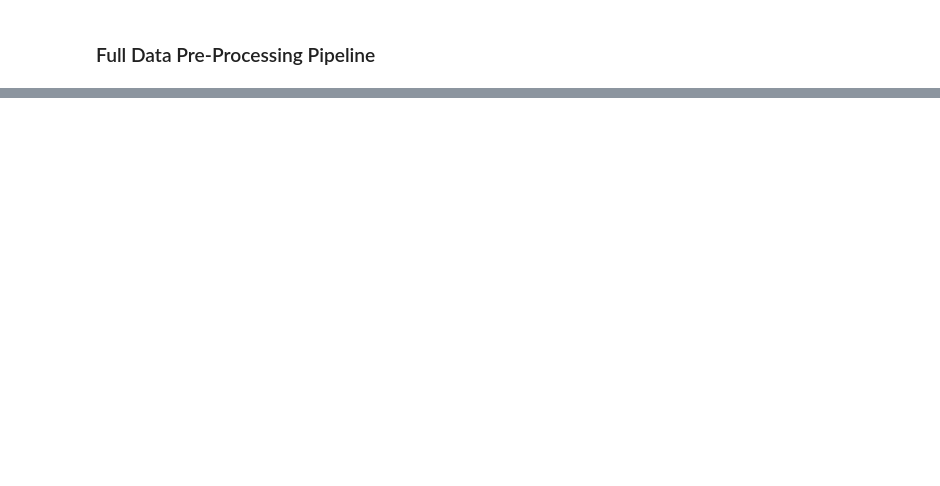
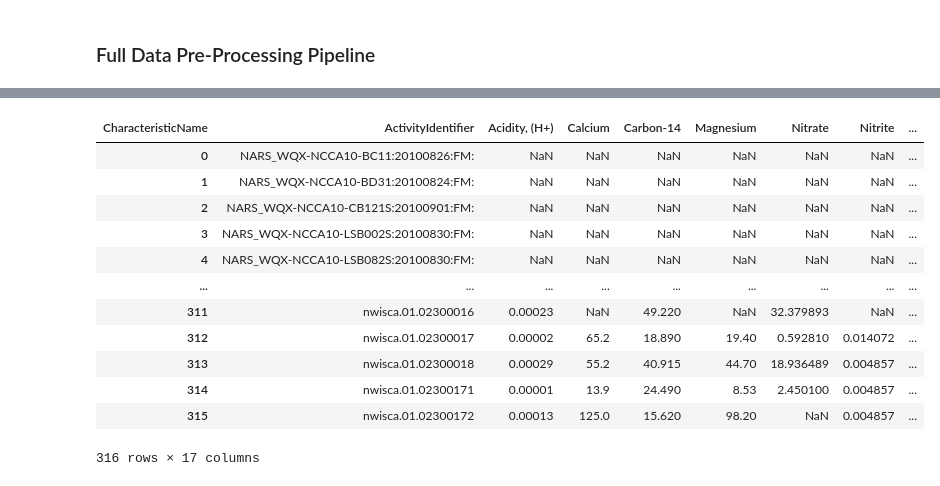
Before and after one commit to vishalival/eneres131-final-proj, a Jupyter notebook: data_preprocessing.ipynb, the cells around one changed output, grey strips where cells are left out. Saved outputs shown, nothing was run; the diff lists cells and outputs as text; code cells hidden in the pictures; blank space fills up the shorter version.

```diff
--- a/data_preprocessing.ipynb
+++ b/data_preprocessing.ipynb
@@ -141 +368,11 @@ All ug/l values have been successfully converted to mg/l.
+# %%
+# Uranium: Convert pCi/L to mg/kg
+uranium_indices = (
+    (filtered_df_bio_joined["CharacteristicName"] == "Uranium") &
+    (filtered_df_bio_joined["ResultMeasure/MeasureUnitCode"] == "pCi/L")
+)
+
+# Perform the conversion (replace the factor with the correct value if needed)
+filtered_df_bio_joined.loc[uranium_indices, "ResultMeasureValue"] *= 0.000000034
+filtered_df_bio_joined.loc[uranium_indices, "ResultMeasure/MeasureUnitCode"] = "mg/kg"
 # %%
@@ -170,0 +397,14 @@ Name: ResultMeasure/MeasureUnitCode, dtype: int64
+# %%
+'''
+
+Important features for water quality as decided by textbook:
+
+Summers, J. K. (2020). Water quality: Science, assessments and policy. BoD – Books on Demand. https://doi.org/10.5772/intechopen.77531
+'''
+
+important_features_for_water_quality_assessment = ['Specific conductance', 'Oxygen', 'Orthophosphate', 'Nitrate', 'pH',
+                                                'Total dissolved solids', 'Potassium', 'Magnesium', 'Calcium', 'Temperature, water', 'Acidity, (H+)', 'Nitrite',
+                                                'Nitrogen, mixed forms (NH3), (NH4), organic, (NO2) and (NO3)', 'Sodium', 'Carbon-14', 'Uranium']
+# %%
+water_quality_df = filtered_df_bio_joined[filtered_df_bio_joined["CharacteristicName"].isin(important_features_for_water_quality_assessment)]
+water_quality_df.head()
@@ -170,0 +419,22 @@ Name: ResultMeasure/MeasureUnitCode, dtype: int64
+# %%
+pivot_data = water_quality_df.pivot_table(
+    index=['ActivityIdentifier'],
+    columns='CharacteristicName',
+    values='ResultMeasureValue'
+).reset_index()
+# %%
+pivot_data
+# %% [output]
+| CharacteristicName | ActivityIdentifier | Acidity, (H+) | Calcium | Carbon-14 | Magnesium | Nitrate | Nitrite | ... |
+| 0 | NARS_WQX-NCCA10-BC11:20100826:FM: | NaN | NaN | NaN | NaN | NaN | NaN | ... |
+| 1 | NARS_WQX-NCCA10-BD31:20100824:FM: | NaN | NaN | NaN | NaN | NaN | NaN | ... |
+| 2 | NARS_WQX-NCCA10-CB121S:20100901:FM: | NaN | NaN | NaN | NaN | NaN | NaN | ... |
+| 3 | NARS_WQX-NCCA10-LSB002S:20100830:FM: | NaN | NaN | NaN | NaN | NaN | NaN | ... |
+| 4 | NARS_WQX-NCCA10-LSB082S:20100830:FM: | NaN | NaN | NaN | NaN | NaN | NaN | ... |
+| ... | ... | ... | ... | ... | ... | ... | ... | ... |
+| 311 | nwisca.01.02300016 | 0.00023 | NaN | 49.220 | NaN | 32.379893 | NaN | ... |
+| 312 | nwisca.01.02300017 | 0.00002 | 65.2 | 18.890 | 19.40 | 0.592810 | 0.014072 | ... |
+| 313 | nwisca.01.02300018 | 0.00029 | 55.2 | 40.915 | 44.70 | 18.936489 | 0.004857 | ... |
+| 314 | nwisca.01.02300171 | 0.00001 | 13.9 | 24.490 | 8.53 | 2.450100 | 0.004857 | ... |
+| 315 | nwisca.01.02300172 | 0.00013 | 125.0 | 15.620 | 98.20 | NaN | 0.004857 | ... |
+316 rows × 17 columns
```
Also changed, not shown: parts of 36 cells of this notebook, 3 other files.
